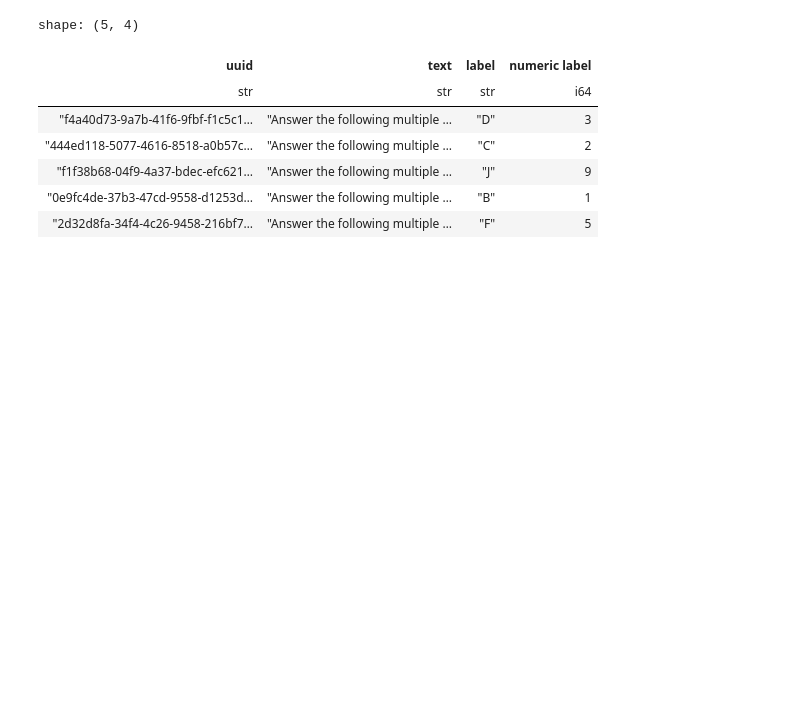
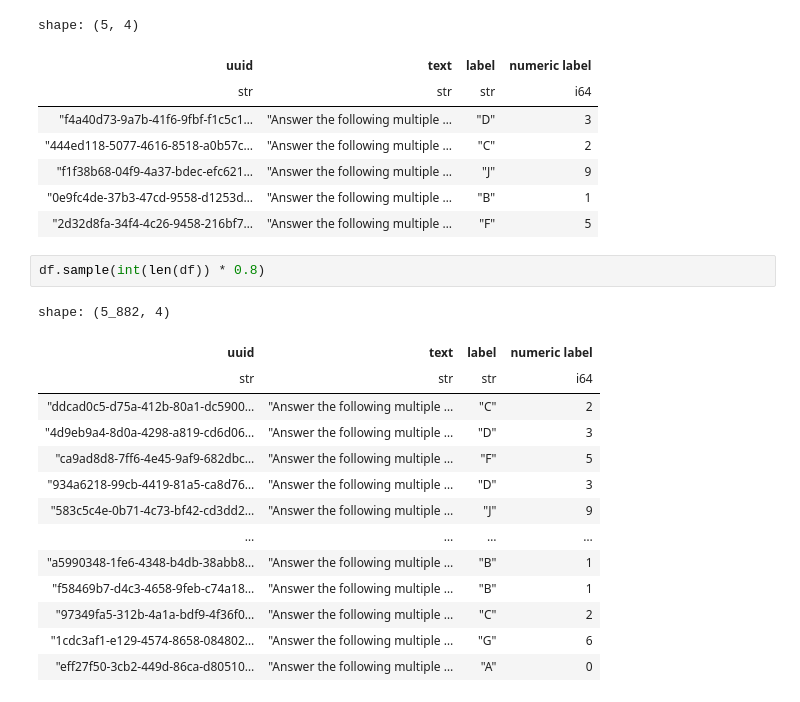
Before and after one commit to williamsnell/cotprobe, a Jupyter notebook: sort_responses.ipynb, the cells around one changed output. Saved outputs shown, nothing was run; the diff lists cells and outputs as text; blank space fills up the shorter version.

```diff
--- a/sort_responses.ipynb
+++ b/sort_responses.ipynb
@@ -90,3 +90,20 @@ shape: (5, 4)
 | "f1f38b68-04f9-4a37-bdec-efc621… | "Answer the following multiple … | "J" | 9 |
 | "0e9fc4de-37b3-47cd-9558-d1253d… | "Answer the following multiple … | "B" | 1 |
 | "2d32d8fa-34f4-4c26-9458-216bf7… | "Answer the following multiple … | "F" | 5 |
+# %%
+df.sample(int(len(df)) * 0.8)
+# %% [output]
+shape: (5_882, 4)
+| uuid | text | label | numeric label |
+| str | str | str | i64 |
+| "ddcad0c5-d75a-412b-80a1-dc5900… | "Answer the following multiple … | "C" | 2 |
+| "4d9eb9a4-8d0a-4298-a819-cd6d06… | "Answer the following multiple … | "D" | 3 |
+| "ca9ad8d8-7ff6-4e45-9af9-682dbc… | "Answer the following multiple … | "F" | 5 |
+| "934a6218-99cb-4419-81a5-ca8d76… | "Answer the following multiple … | "D" | 3 |
+| "583c5c4e-0b71-4c73-bf42-cd3dd2… | "Answer the following multiple … | "J" | 9 |
+| … | … | … | … |
+| "a5990348-1fe6-4348-b4db-38abb8… | "Answer the following multiple … | "B" | 1 |
+| "f58469b7-d4c3-4658-9feb-c74a18… | "Answer the following multiple … | "B" | 1 |
+| "97349fa5-312b-4a1a-bdf9-4f36f0… | "Answer the following multiple … | "C" | 2 |
+| "1cdc3af1-e129-4574-8658-084802… | "Answer the following multiple … | "G" | 6 |
+| "eff27f50-3cb2-449d-86ca-d80510… | "Answer the following multiple … | "A" | 0 |
```
Also changed, not shown: parts of 8 cells of this notebook, 4 other files.
